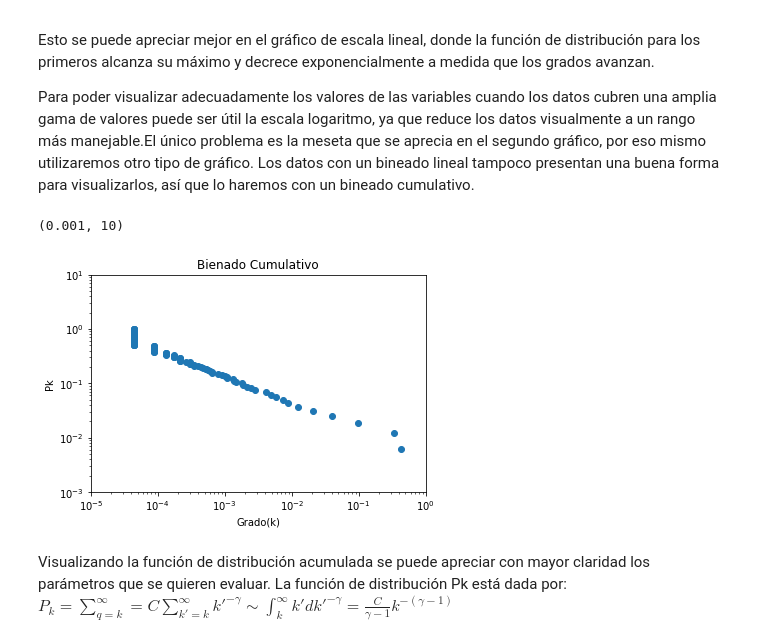
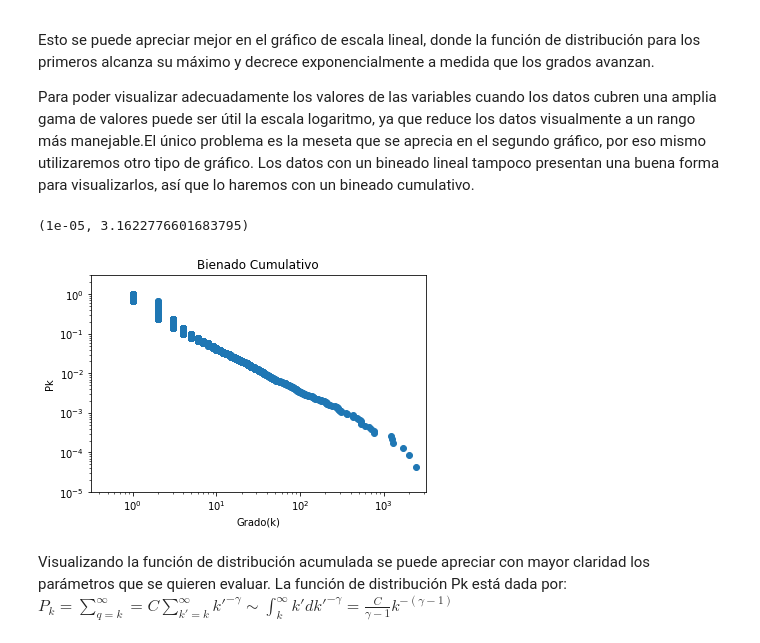
Before and after one commit to LunaKadysz/Redes, a Jupyter notebook: TPC_01/TPC_01.ipynb, the cells around one changed output. Cells and saved outputs as stored; diff of their text form; code cells hidden in the pictures.

```diff
--- a/TPC_01/TPC_01.ipynb
+++ b/TPC_01/TPC_01.ipynb
@@ -741,24 +741,24 @@ Para poder visualizar adecuadamente los valores de las variables cuando los dato
 Los datos con un bineado lineal tampoco presentan una buena forma para visualizarlos, así que lo haremos con un bineado cumulativo.
 # %%
 import pandas as pd
-grado = np.flip(np.sort(data[1]))
-ranking = np.arange(1,len(data[0])+1)
-pk = np.arange(1,len(data[0])+1)/len(data[0])
+grado = np.flip(np.sort(grados))
+ranking = np.arange(1,len(grados)+1)
+pk = ranking/len(grados)
 
 datos = {'grado':grado, 'ranking': ranking , 'pk': pk}
 df = pd.DataFrame(datos)
 plt.figure()
 plt.scatter(df['grado'],df['pk'])
 plt.title("Bienado Cumulativo")
 plt.xscale("log")
 plt.yscale("log")
 plt.xlabel("Grado(k)")
 plt.ylabel("Pk")
-plt.xlim(10**(-5),10**0)
-plt.ylim(10**(-3),10**1)
+plt.xlim(10**(-0.5),10**3.5)
+plt.ylim(10**(-5),10**0.5)
 # %% [output]
-(0.001, 10)
+(1e-05, 3.1622776601683795)
-[figure, old version]
+[figure, new version]
 # %% [markdown]
 Visualizando la función de distribución acumulada se puede apreciar con mayor claridad los parámetros que se quieren evaluar.
 La función de distribución Pk está dada por:
```
Also changed, not shown: parts of 1 cell of this notebook, 2 other files.
